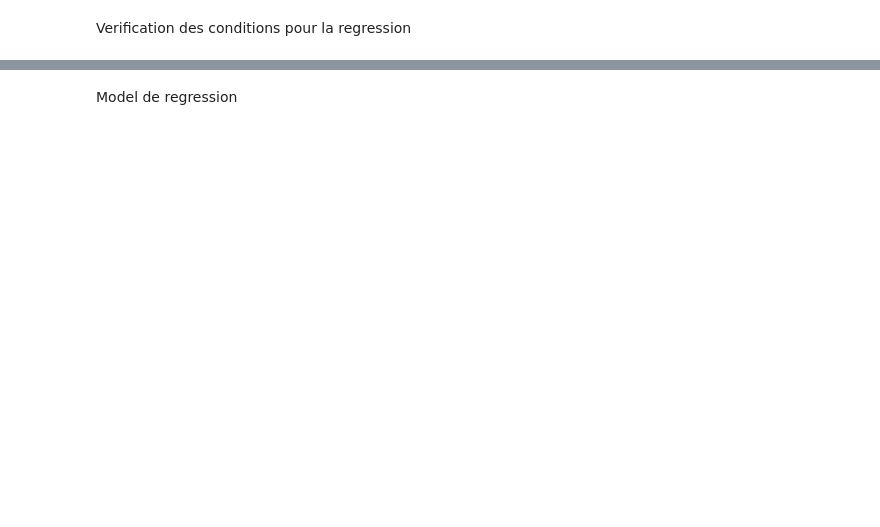
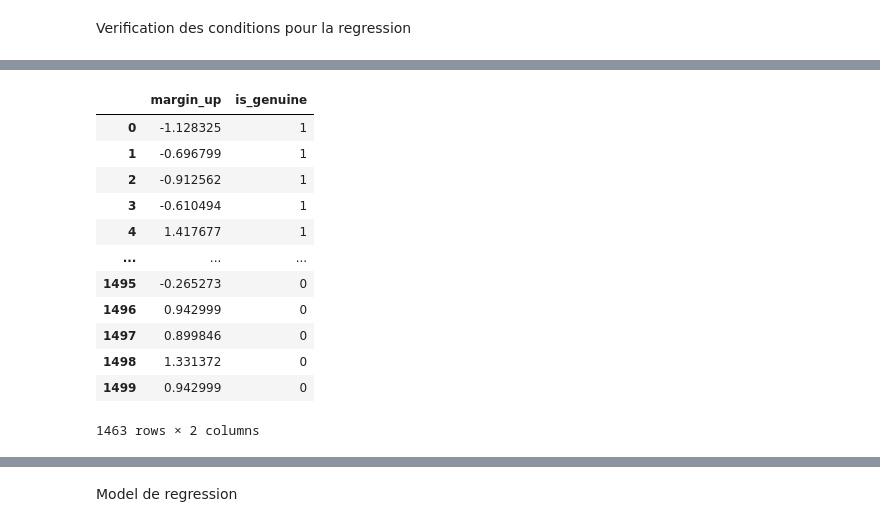
Before and after one commit to obenmaha/App-d-tection-faux-billet, a Jupyter notebook: Analyse notebook with all data.ipynb, the cells around one changed output, grey strips where cells are left out. Drawn from its saved outputs; the diff is of its cells as text; code cells hidden in the pictures; blank space fills up the shorter version.

```diff
--- a/Analyse notebook with all data.ipynb
+++ b/Analyse notebook with all data.ipynb
@@ -312,3 +312,19 @@ print(vif_data)
+# %%
+X_complete
+# %% [output]
+|  | margin_up | is_genuine |
+| 0 | -1.128325 | 1 |
+| 1 | -0.696799 | 1 |
+| 2 | -0.912562 | 1 |
+| 3 | -0.610494 | 1 |
+| 4 | 1.417677 | 1 |
+| ... | ... | ... |
+| 1495 | -0.265273 | 0 |
+| 1496 | 0.942999 | 0 |
+| 1497 | 0.899846 | 0 |
+| 1498 | 1.331372 | 0 |
+| 1499 | 0.942999 | 0 |
+1463 rows × 2 columns
 # %%
 corr_matrix_train = X_complete_train.corr()
 sns.heatmap(corr_matrix_train, annot=True, cmap='coolwarm')
```
Also changed, not shown: parts of 17 cells of this notebook, 3 other files.
